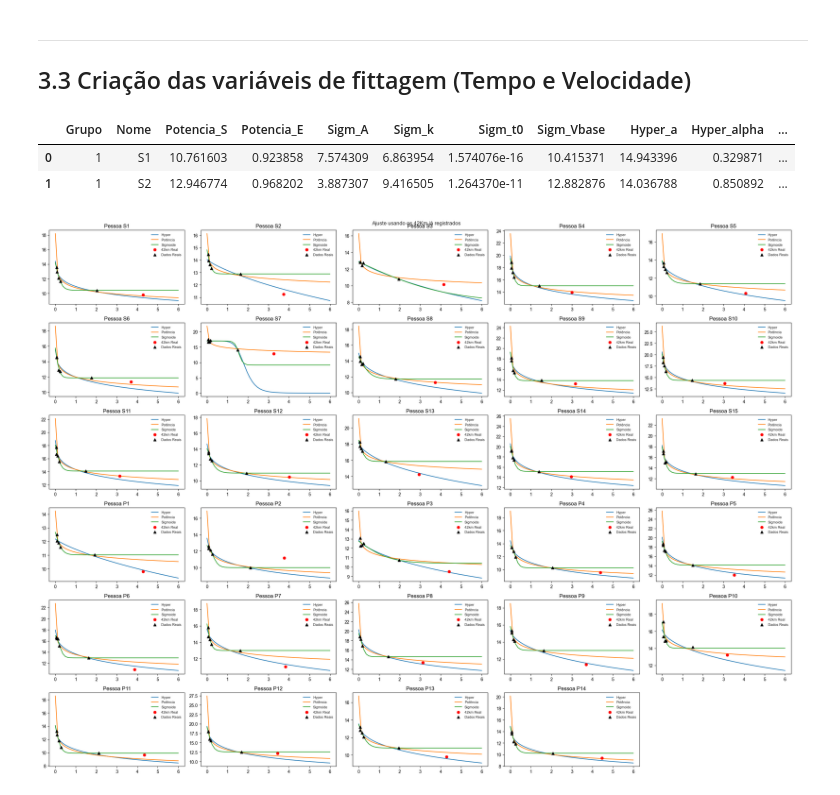
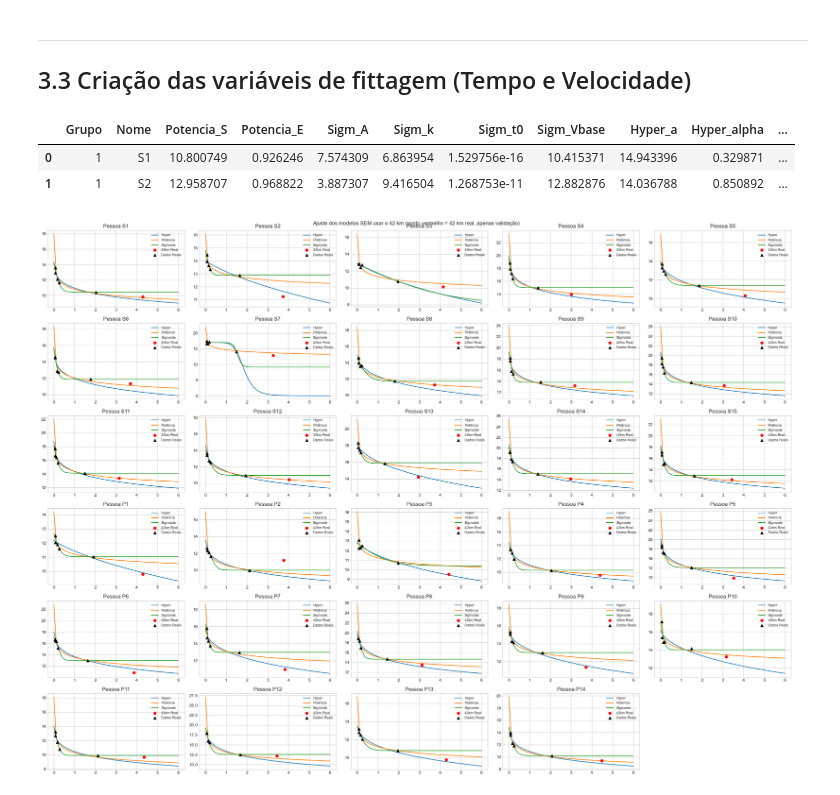
Before and after one commit to Gabriel-Vernizi/CurveFittingRunners, a Jupyter notebook: PythonCodes/dados_vinicius.ipynb, the cells around one changed output. Cells and saved outputs as stored; diff of their text form; code cells hidden in the pictures.

```diff
--- a/PythonCodes/dados_vinicius.ipynb
+++ b/PythonCodes/dados_vinicius.ipynb
@@ -490,17 +490,17 @@ def getFittingData(df_raw:pd.DataFrame, idx_atleta:int) -> (list[float],list[flo
 def fit_models(T_data:list[float], V_data:list[float], parametros_globais:pd.DataFrame,row: int = 0) -> (pd.DataFrame):
     # Chutes iniciais para T em Horas e V em Km/h
     p0_sig = [5.0, 2.0, 1.5, 9.0]
-    p0_pow = [12.0, 0.93]
     p0_hyper = [1.0, -0.5, 0.5]
 
     parametros_globais.loc[row,"Grupo"] = df['Grupo'].iloc[row].astype(str)
     parametros_globais.loc[row,"Nome"] = df['Nome'].iloc[row]
 
-    # --- Fit Modelo Potência ---
     try:
-        popt_pow, _ = optimize.curve_fit(modelo_potencia, T_data, V_data, p0=p0_pow, maxfev=10000)
-        parametros_globais.loc[row,'Potencia_S'] = popt_pow[0]
-        parametros_globais.loc[row,'Potencia_E'] = popt_pow[1]
+        log_T = np.log(T_data)
+        log_V = np.log(V_data)
+        inclinacao, intercepto = np.polyfit(log_T, log_V, 1)
+        parametros_globais.loc[row,'Potencia_S'] = np.exp(intercepto)
+        parametros_globais.loc[row,'Potencia_E'] = inclinacao + 1.0
     except Exception as e:
         print(f"Erro no fit Potência: {e}")
 
@@ -539,8 +539,8 @@ for i in range(dados_atleta_x.shape[0]):
 param_results.head(2)
 # %% [output]
 |  | Grupo | Nome | Potencia_S | Potencia_E | Sigm_A | Sigm_k | Sigm_t0 | Sigm_Vbase | Hyper_a | Hyper_alpha | ... |
-| 0 | 1 | S1 | 10.761603 | 0.923858 | 7.574309 | 6.863954 | 1.574076e-16 | 10.415371 | 14.943396 | 0.329871 | ... |
-| 1 | 1 | S2 | 12.946774 | 0.968202 | 3.887307 | 9.416505 | 1.264370e-11 | 12.882876 | 14.036788 | 0.850892 | ... |
+| 0 | 1 | S1 | 10.800749 | 0.926246 | 7.574309 | 6.863954 | 1.529756e-16 | 10.415371 | 14.943396 | 0.329871 | ... |
+| 1 | 1 | S2 | 12.958707 | 0.968822 | 3.887307 | 9.416504 | 1.268753e-11 | 12.882876 | 14.036788 | 0.850892 | ... |
 # %%
 def getHyperParams(row:int,df:pd.DataFrame = param_results) -> pd.Series:
     return df[['Hyper_a','Hyper_alpha','Hyper_gamma']].iloc[row]
@@ -588,33 +590,33 @@ for i in range(6):
         if count == 29:
             ax.remove()
             break
 
         T_real, V_real = getFittingData(dados_atleta_x, idx_atleta=count)
 
         popt_hyper = getHyperParams(row=count, df=param_results)
         popt_pow = getPowParams(row=count, df=param_results)
         popt_sig = getSigParams(row=count, df=param_results)
 
         Ts = np.linspace(0.001, 6) # 6h
 
         ax.plot(Ts, modelo_hyper(Ts, *popt_hyper), label="Hyper")
         ax.plot(Ts, modelo_potencia(Ts, *popt_pow), label="Potência")
         ax.plot(Ts, modelo_sigmoide(Ts, *popt_sig), label="Sigmoide")
 
         tempo_42km = dados_atleta_y.iloc[count].total_seconds() / 3600
         ax.scatter(tempo_42km, 42/tempo_42km, label="42km Real", color="red", zorder=5)
         ax.scatter(T_real, V_real, label="Dados Reais", marker="^", color="black", zorder=5)
 
         ax.set_title(f"Pessoa {param_results['Nome'].iloc[count]}")
         ax.legend(fontsize=8)
 
 
         count += 1
 
-fig.suptitle("Ajuste usando os 42Km já registrados")
+fig.suptitle("Ajuste dos modelos SEM usar o 42 km (ponto vermelho = 42 km real, apenas validação)")
 fig.savefig(SAVE_PATH / "Resultado sem 42km")
 fig.tight_layout()
 plt.show()
 # %% [output]
-[figure, old version]
+[figure, new version]
 # %%
```
Also changed, not shown: parts of 12 cells of this notebook, 3 other files.
